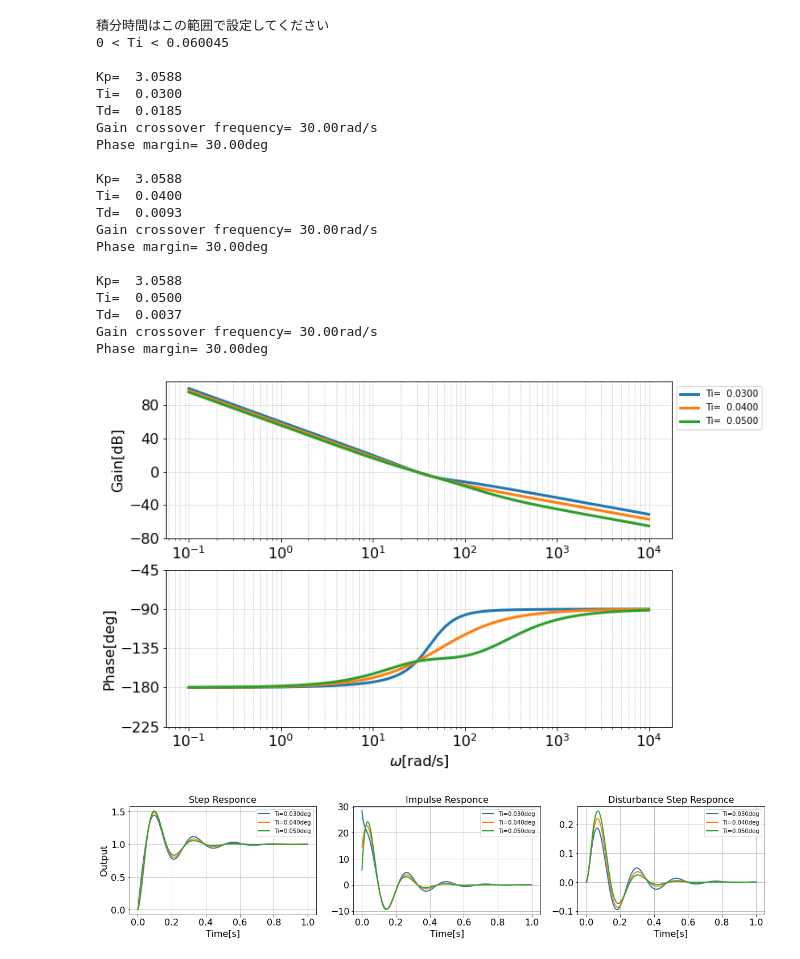
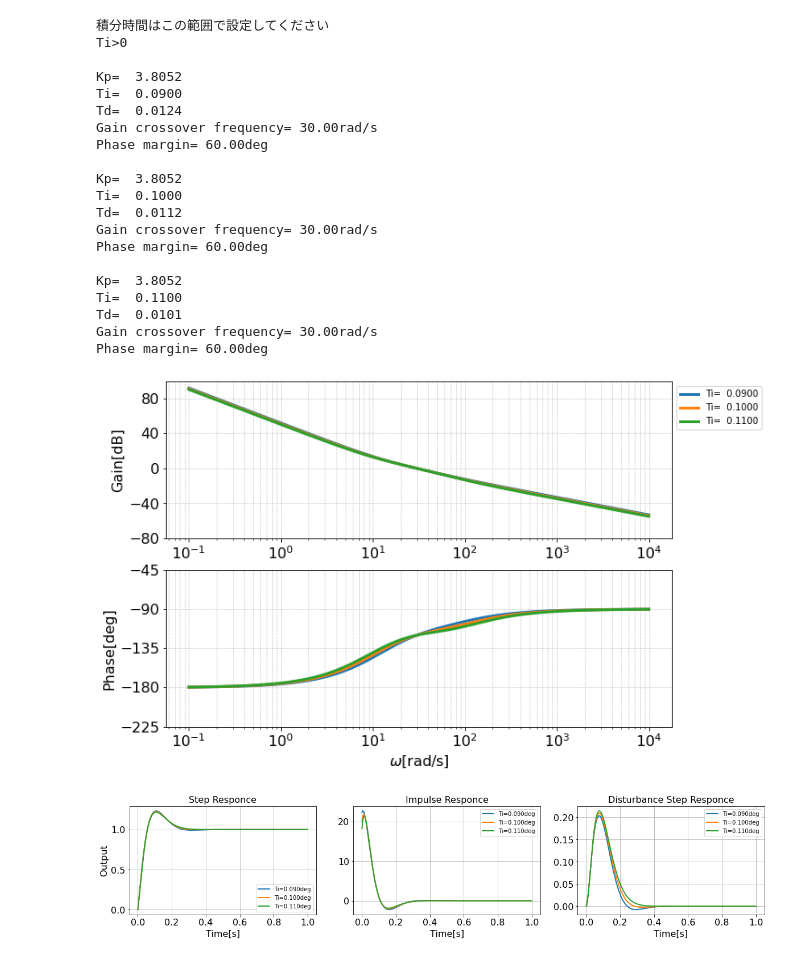
Before and after one commit to kouhei1970/fundamental_of_multicopter_control, a Jupyter notebook: PIDtune_rate.ipynb, the cells around one changed output. Cells and saved outputs as stored; diff of their text form; code cells hidden in the pictures.

```diff
--- a/PIDtune_rate.ipynb
+++ b/PIDtune_rate.ipynb
@@ -5,15 +5,15 @@ import control.matlab as matlab
 import matplotlib.pyplot as plt
 
 #制御対象作成（Python-control使用）
-tau=0.02 #制御対象の時定数
-K=10.0 #制御対象のゲイン
+tau=0.0193 #制御対象の時定数
+K=9.11 #制御対象のゲイン
 
 #制御対象の伝達関数モデル生成
 ##制御対象のモデルに合わせて適切に以下を修正する必要があります。
 Plant=matlab.tf([K],[tau,1,0])
 
 #①位相余裕𝑃𝑀とゲイン交差周波数𝜔_𝑐を決める
-PM=30*np.pi/180
+PM=60*np.pi/180
 omega_c=30
 
 #②位相余裕𝑃𝑀の時の位相 𝜙_𝑚を計算する
@@ -31,7 +31,7 @@ v=Plant_freq.imag
 Kp=(u*np.cos(phi_m)+v*np.sin(phi_m))/(u**2+v**2)
 
 #⑥積分時間を適当に決めて（d）式から微分時間を求める
-Tis=np.array([0.03, 0.04, 0.05])
+Tis=np.array([0.09, 0.1, 0.11])
 Tds=1/omega_c**2/Tis - (v-u*np.tan(phi_m))/omega_c/(u+v*np.tan(phi_m))
 
 #⑦求めたゲインで周波数応答、ステップ応答、インパルス応答、外乱からの応答等を見る。
@@ -112,45 +112,45 @@ ax3.tick_params(axis='x', labelsize=timeresfontsize)
 ax3.tick_params(axis='y', labelsize=timeresfontsize)
 ax3.set_xlabel('Time[s]',fontsize=timeresfontsize)
 ax3.set_ylabel('Output',fontsize=timeresfontsize)
 ax3.set_title('Step Responce',fontsize=timeresfontsize)
 
 ax4.grid()
 ax4.tick_params(axis='x', labelsize=timeresfontsize)
 ax4.tick_params(axis='y', labelsize=timeresfontsize)
 ax4.set_xlabel('Time[s]',fontsize=timeresfontsize)
 ax4.set_title('Impulse Responce',fontsize=timeresfontsize)
 
 ax5.grid()
 ax5.tick_params(axis='x', labelsize=timeresfontsize)
 ax5.tick_params(axis='y', labelsize=timeresfontsize)
 ax5.set_xlabel('Time[s]',fontsize=timeresfontsize)
 ax5.set_title('Disturbance Step Responce',fontsize=timeresfontsize)
 
 ax1.legend(bbox_to_anchor=(1.0, 1), loc='upper left')
 ax3.legend()
 ax4.legend()
 ax5.legend()
 plt.show()
 # %% [output]
 積分時間はこの範囲で設定してください
-0 < Ti < 0.060045
+Ti>0
 
-Kp=  3.0588
-Ti=  0.0300
-Td=  0.0185
+Kp=  3.8052
+Ti=  0.0900
+Td=  0.0124
 Gain crossover frequency= 30.00rad/s
-Phase margin= 30.00deg
+Phase margin= 60.00deg
 
-Kp=  3.0588
-Ti=  0.0400
-Td=  0.0093
+Kp=  3.8052
+Ti=  0.1000
+Td=  0.0112
 Gain crossover frequency= 30.00rad/s
-Phase margin= 30.00deg
+Phase margin= 60.00deg
 
-Kp=  3.0588
-Ti=  0.0500
-Td=  0.0037
+Kp=  3.8052
+Ti=  0.1100
+Td=  0.0101
 Gain crossover frequency= 30.00rad/s
-Phase margin= 30.00deg
+Phase margin= 60.00deg
-[figure, old version]
+[figure, new version]
-[figure, old version]
+[figure, new version]
```
Also changed, not shown: 3 other files.
